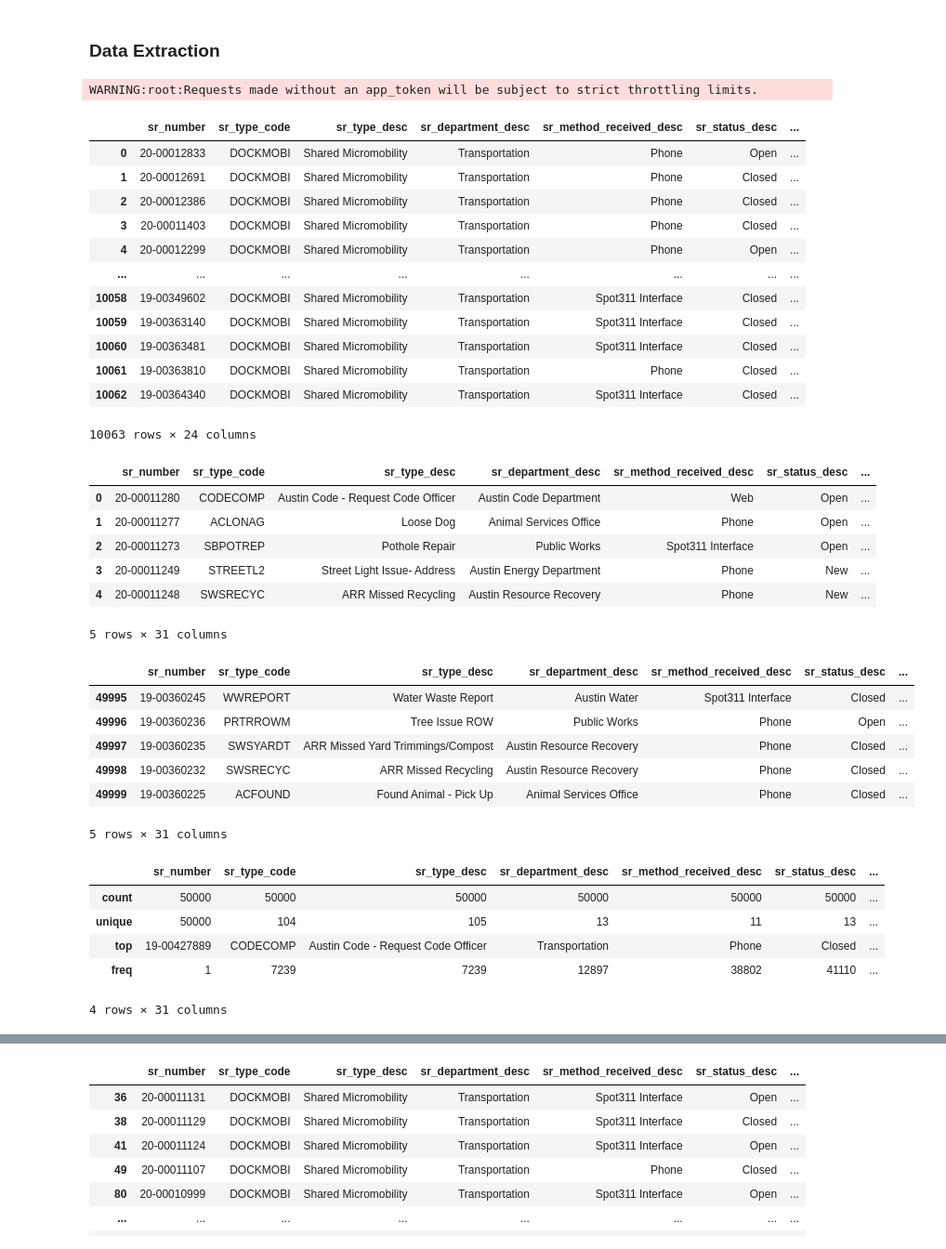
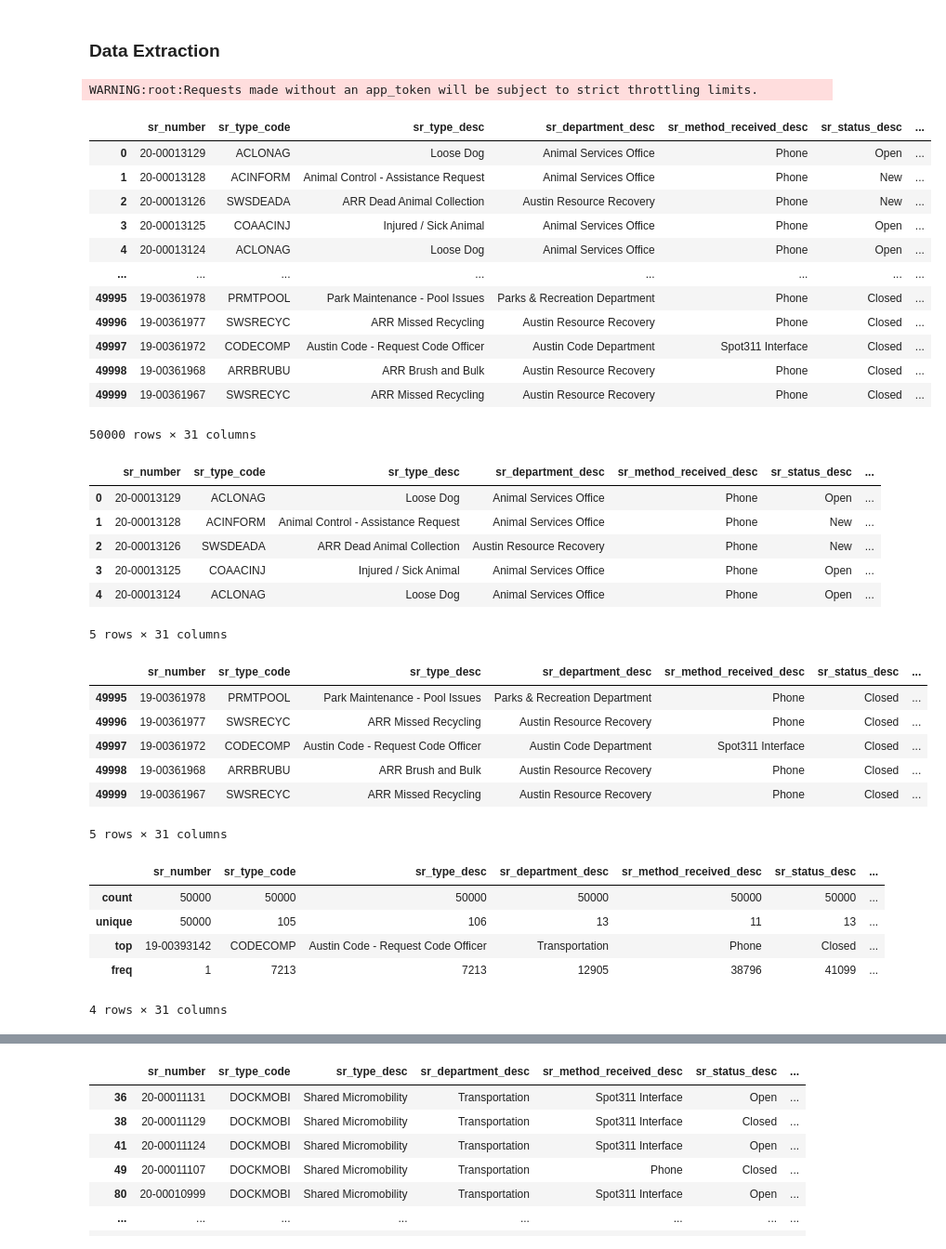
Before and after one commit to sheetalbongale/Scooters-In-Austin-Data-Analysis, a Jupyter notebook: notebooks/311_AODP/311_client_method.ipynb, the cells around one changed output, grey strips where cells are left out. Shown at 93% size. Cells and saved outputs as stored; diff of their text form; code cells hidden in the pictures.

Commit message:
Update to work with client method

```diff
--- a/notebooks/311_AODP/311_client_method.ipynb
+++ b/notebooks/311_AODP/311_client_method.ipynb
@@ -22,26 +22,26 @@ from sodapy import Socrata
 # %%
 client = Socrata("data.austintexas.gov", None)
 
-results = client.get("i26j-ai4z", where="sr_type_code = 'DOCKMOBI'", limit=50000)
+results = client.get("i26j-ai4z", limit=50000)
 
 # Convert to pandas DataFrame
 results_df = pd.DataFrame.from_records(results)
 results_df
 # %% [output]
 WARNING:root:Requests made without an app_token will be subject to strict throttling limits.
 |  | sr_number | sr_type_code | sr_type_desc | sr_department_desc | sr_method_received_desc | sr_status_desc | ... |
-| 0 | 20-00012833 | DOCKMOBI | Shared Micromobility | Transportation | Phone | Open | ... |
-| 1 | 20-00012691 | DOCKMOBI | Shared Micromobility | Transportation | Phone | Closed | ... |
-| 2 | 20-00012386 | DOCKMOBI | Shared Micromobility | Transportation | Phone | Closed | ... |
-| 3 | 20-00011403 | DOCKMOBI | Shared Micromobility | Transportation | Phone | Closed | ... |
-| 4 | 20-00012299 | DOCKMOBI | Shared Micromobility | Transportation | Phone | Open | ... |
+| 0 | 20-00013129 | ACLONAG | Loose Dog | Animal Services Office | Phone | Open | ... |
+| 1 | 20-00013128 | ACINFORM | Animal Control - Assistance Request | Animal Services Office | Phone | New | ... |
+| 2 | 20-00013126 | SWSDEADA | ARR Dead Animal Collection | Austin Resource Recovery | Phone | New | ... |
+| 3 | 20-00013125 | COAACINJ | Injured / Sick Animal | Animal Services Office | Phone | Open | ... |
+| 4 | 20-00013124 | ACLONAG | Loose Dog | Animal Services Office | Phone | Open | ... |
 | ... | ... | ... | ... | ... | ... | ... | ... |
-| 10058 | 19-00349602 | DOCKMOBI | Shared Micromobility | Transportation | Spot311 Interface | Closed | ... |
-| 10059 | 19-00363140 | DOCKMOBI | Shared Micromobility | Transportation | Spot311 Interface | Closed | ... |
-| 10060 | 19-00363481 | DOCKMOBI | Shared Micromobility | Transportation | Spot311 Interface | Closed | ... |
-| 10061 | 19-00363810 | DOCKMOBI | Shared Micromobility | Transportation | Phone | Closed | ... |
-| 10062 | 19-00364340 | DOCKMOBI | Shared Micromobility | Transportation | Spot311 Interface | Closed | ... |
+| 49995 | 19-00361978 | PRMTPOOL | Park Maintenance - Pool Issues | Parks & Recreation Department | Phone | Closed | ... |
+| 49996 | 19-00361977 | SWSRECYC | ARR Missed Recycling | Austin Resource Recovery | Phone | Closed | ... |
+| 49997 | 19-00361972 | CODECOMP | Austin Code - Request Code Officer | Austin Code Department | Spot311 Interface | Closed | ... |
+| 49998 | 19-00361968 | ARRBRUBU | ARR Brush and Bulk | Austin Resource Recovery | Phone | Closed | ... |
+| 49999 | 19-00361967 | SWSRECYC | ARR Missed Recycling | Austin Resource Recovery | Phone | Closed | ... |
-10063 rows × 24 columns
+50000 rows × 31 columns
 # %%
 #df = pd.read_csv('Data_Files/311_Unified_Data_Test_Site_2019.csv', low_memory=False)
 #df_backup = df
@@ -49,30 +49,30 @@ WARNING:root:Requests made without an app_token will be subject to strict thrott
 results_df.head()
 # %% [output]
 |  | sr_number | sr_type_code | sr_type_desc | sr_department_desc | sr_method_received_desc | sr_status_desc | ... |
-| 0 | 20-00011280 | CODECOMP | Austin Code - Request Code Officer | Austin Code Department | Web | Open | ... |
-| 1 | 20-00011277 | ACLONAG | Loose Dog | Animal Services Office | Phone | Open | ... |
-| 2 | 20-00011273 | SBPOTREP | Pothole Repair | Public Works | Spot311 Interface | Open | ... |
-| 3 | 20-00011249 | STREETL2 | Street Light Issue- Address | Austin Energy Department | Phone | New | ... |
-| 4 | 20-00011248 | SWSRECYC | ARR Missed Recycling | Austin Resource Recovery | Phone | New | ... |
+| 0 | 20-00013129 | ACLONAG | Loose Dog | Animal Services Office | Phone | Open | ... |
+| 1 | 20-00013128 | ACINFORM | Animal Control - Assistance Request | Animal Services Office | Phone | New | ... |
+| 2 | 20-00013126 | SWSDEADA | ARR Dead Animal Collection | Austin Resource Recovery | Phone | New | ... |
+| 3 | 20-00013125 | COAACINJ | Injured / Sick Animal | Animal Services Office | Phone | Open | ... |
+| 4 | 20-00013124 | ACLONAG | Loose Dog | Animal Services Office | Phone | Open | ... |
 5 rows × 31 columns
 # %%
 results_df.tail()
 # %% [output]
 |  | sr_number | sr_type_code | sr_type_desc | sr_department_desc | sr_method_received_desc | sr_status_desc | ... |
-| 49995 | 19-00360245 | WWREPORT | Water Waste Report | Austin Water | Spot311 Interface | Closed | ... |
-| 49996 | 19-00360236 | PRTRROWM | Tree Issue ROW | Public Works | Phone | Open | ... |
-| 49997 | 19-00360235 | SWSYARDT | ARR Missed Yard Trimmings/Compost | Austin Resource Recovery | Phone | Closed | ... |
-| 49998 | 19-00360232 | SWSRECYC | ARR Missed Recycling | Austin Resource Recovery | Phone | Closed | ... |
-| 49999 | 19-00360225 | ACFOUND | Found Animal - Pick Up | Animal Services Office | Phone | Closed | ... |
+| 49995 | 19-00361978 | PRMTPOOL | Park Maintenance - Pool Issues | Parks & Recreation Department | Phone | Closed | ... |
+| 49996 | 19-00361977 | SWSRECYC | ARR Missed Recycling | Austin Resource Recovery | Phone | Closed | ... |
+| 49997 | 19-00361972 | CODECOMP | Austin Code - Request Code Officer | Austin Code Department | Spot311 Interface | Closed | ... |
+| 49998 | 19-00361968 | ARRBRUBU | ARR Brush and Bulk | Austin Resource Recovery | Phone | Closed | ... |
+| 49999 | 19-00361967 | SWSRECYC | ARR Missed Recycling | Austin Resource Recovery | Phone | Closed | ... |
 5 rows × 31 columns
 # %%
 results_df.describe()
 # %% [output]
 |  | sr_number | sr_type_code | sr_type_desc | sr_department_desc | sr_method_received_desc | sr_status_desc | ... |
 | count | 50000 | 50000 | 50000 | 50000 | 50000 | 50000 | ... |
-| unique | 50000 | 104 | 105 | 13 | 11 | 13 | ... |
-| top | 19-00427889 | CODECOMP | Austin Code - Request Code Officer | Transportation | Phone | Closed | ... |
-| freq | 1 | 7239 | 7239 | 12897 | 38802 | 41110 | ... |
+| unique | 50000 | 105 | 106 | 13 | 11 | 13 | ... |
+| top | 19-00393142 | CODECOMP | Austin Code - Request Code Officer | Transportation | Phone | Closed | ... |
+| freq | 1 | 7213 | 7213 | 12905 | 38796 | 41099 | ... |
 4 rows × 31 columns
 # %%
 results_df.count()
```
Also changed, not shown: parts of 3 cells of this notebook, 2 other files.
